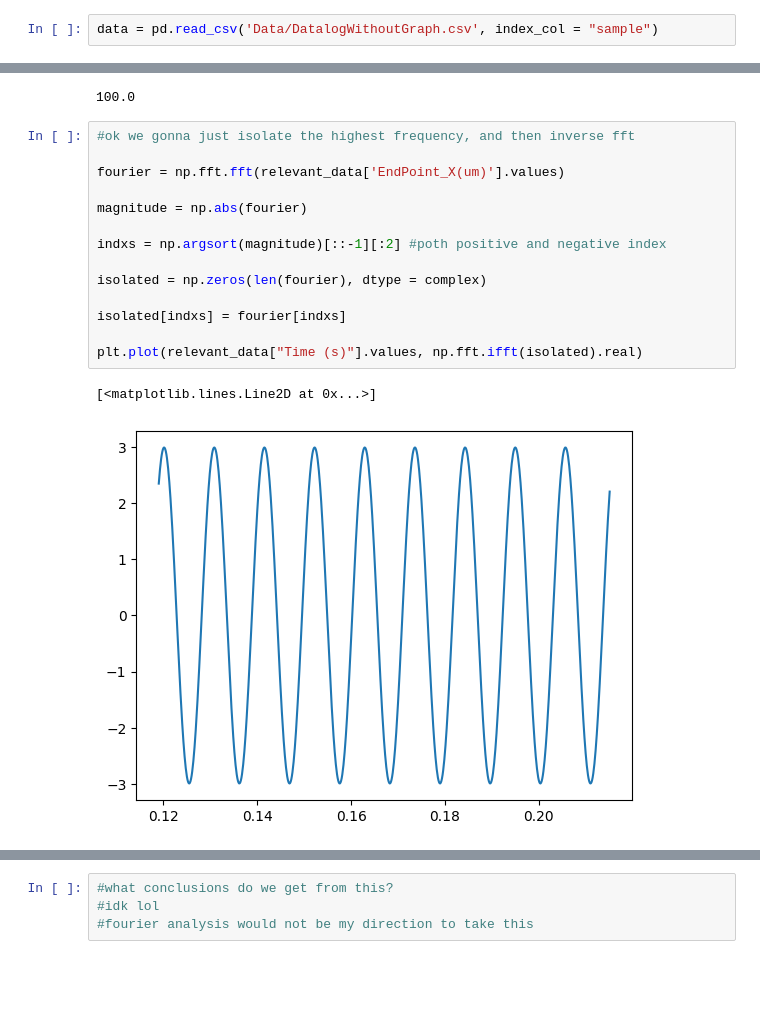
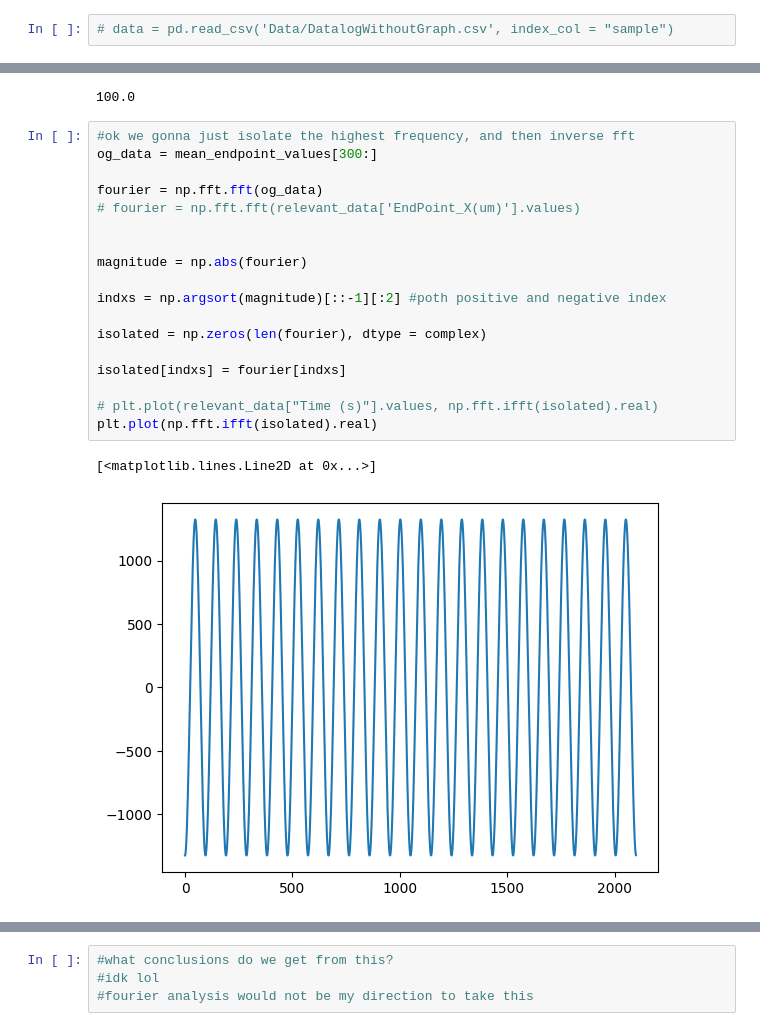
Before and after one commit to ChiragBusiness/FYP, a Jupyter notebook: fft.ipynb, the cells around one changed output, grey strips where cells are left out. Drawn from its saved outputs; the diff is of its cells as text; blank space fills up the shorter version.

```diff
--- a/fft.ipynb
+++ b/fft.ipynb
@@ -6,2 +8,2 @@ import seaborn as sns
 # %%
-data = pd.read_csv('Data/DatalogWithoutGraph.csv', index_col = "sample")
+# data = pd.read_csv('Data/DatalogWithoutGraph.csv', index_col = "sample")
@@ -140,21 +189,25 @@ pos_freq[0]
 100.0
 # %%
 #ok we gonna just isolate the highest frequency, and then inverse fft
+og_data = mean_endpoint_values[300:]
 
-fourier = np.fft.fft(relevant_data['EndPoint_X(um)'].values)
+fourier = np.fft.fft(og_data)
+# fourier = np.fft.fft(relevant_data['EndPoint_X(um)'].values)
+
 
 magnitude = np.abs(fourier)
 
 indxs = np.argsort(magnitude)[::-1][:2] #poth positive and negative index
 
 isolated = np.zeros(len(fourier), dtype = complex)
 
 isolated[indxs] = fourier[indxs]
 
-plt.plot(relevant_data["Time (s)"].values, np.fft.ifft(isolated).real)
+# plt.plot(relevant_data["Time (s)"].values, np.fft.ifft(isolated).real)
+plt.plot(np.fft.ifft(isolated).real)
 # %% [output]
 [<matplotlib.lines.Line2D at 0x...>]
-[figure, old version]
+[figure, new version]
 # %%
 #plotting the original signal and the reconstructed signal based on number of isolated frequencies
 
```
Also changed, not shown: parts of 21 cells of this notebook, 1 other file.
